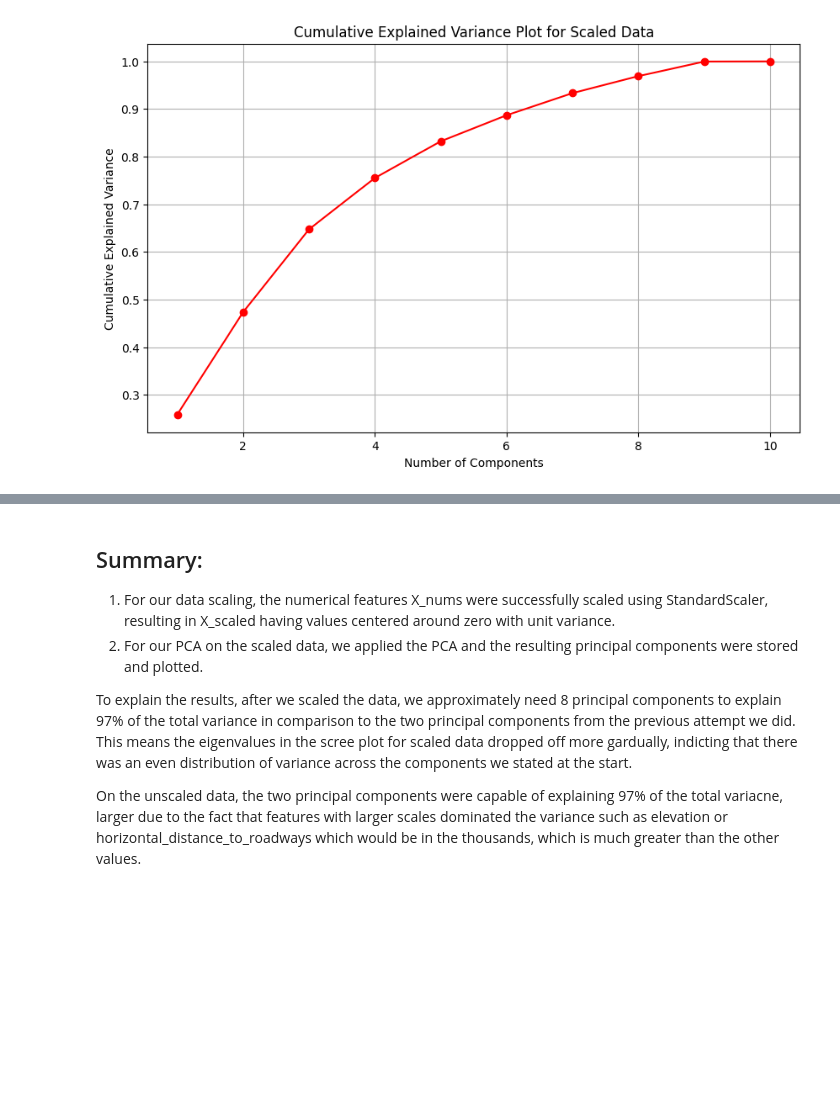
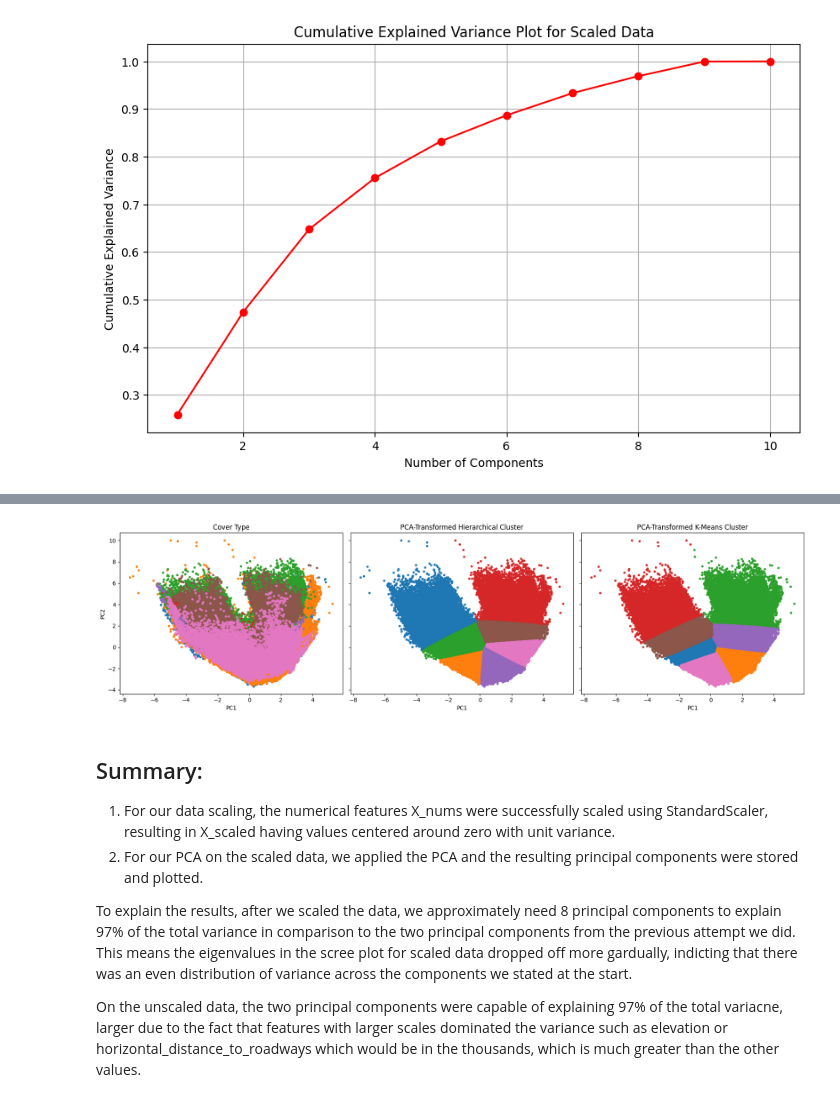
Before and after one commit to daechungus/CSM148-Final-Project, a Jupyter notebook: CS_M148_group_project.ipynb, the cells around one changed output, grey strips where cells are left out. Cells and saved outputs as stored; diff of their text form; code cells hidden in the pictures; blank space fills up the shorter version.

```diff
--- a/CS_M148_group_project.ipynb
+++ b/CS_M148_group_project.ipynb
@@ -1038,3 +1041,60 @@ plt.show()
+# %%
+# Visualization
+# This section updates visualization to show 3 plots: Cover Type, Hierarchical, K-Means
+
+# Create plot data with PC1, PC2, Cover_Type, and Cluster labels
+plot_data_pca = pd.DataFrame({
+    'PC1': X_pca_df['PC1'],
+    'PC2': X_pca_df['PC2'],
+    'Cover_Type': y['Cover_Type'].astype(str),
+    'Hierarchical_Cluster': X_pca_df['Hierarchical_Cluster'].astype(str),
+    'KMeans_Cluster': X_pca_df['KMeans_Cluster'].astype(str)
+})
+
+# Create three scatter plots side by side
+fig, axes = plt.subplots(1, 3, figsize=(18, 5), sharex=True, sharey=True)
+
+# Cover Type
+ax = axes[0]
+for cover_type in sorted(plot_data_pca['Cover_Type'].unique()):
+    mask = plot_data_pca['Cover_Type'] == cover_type
+    ax.scatter(
+        plot_data_pca.loc[mask, 'PC1'],
+        plot_data_pca.loc[mask, 'PC2'],
+        s=10
+    )
+ax.set_title('Cover Type')
+ax.set_xlabel('PC1')
+ax.set_ylabel('PC2')
+
+# PCA-Transformed Hierarchical Cluster
+ax = axes[1]
+for cluster in sorted(plot_data_pca['Hierarchical_Cluster'].unique()):
+    mask = plot_data_pca['Hierarchical_Cluster'] == cluster
+    ax.scatter(
+        plot_data_pca.loc[mask, 'PC1'],
+        plot_data_pca.loc[mask, 'PC2'],
+        s=10
+    )
+ax.set_title('PCA-Transformed Hierarchical Cluster')
+ax.set_xlabel('PC1')
+
+# PCA-Transformed K-Means Cluster
+ax = axes[2]
+for cluster in sorted(plot_data_pca['KMeans_Cluster'].unique()):
+    mask = plot_data_pca['KMeans_Cluster'] == cluster
+    ax.scatter(
+        plot_data_pca.loc[mask, 'PC1'],
+        plot_data_pca.loc[mask, 'PC2'],
+        s=10
+    )
+ax.set_title('PCA-Transformed K-Means Cluster')
+ax.set_xlabel('PC1')
+
+plt.tight_layout()
+plt.show()
+# %% [output]
+[figure, added]
 # %% [markdown]
 ## Summary:
 
```
Also changed, not shown: parts of 29 cells of this notebook.
